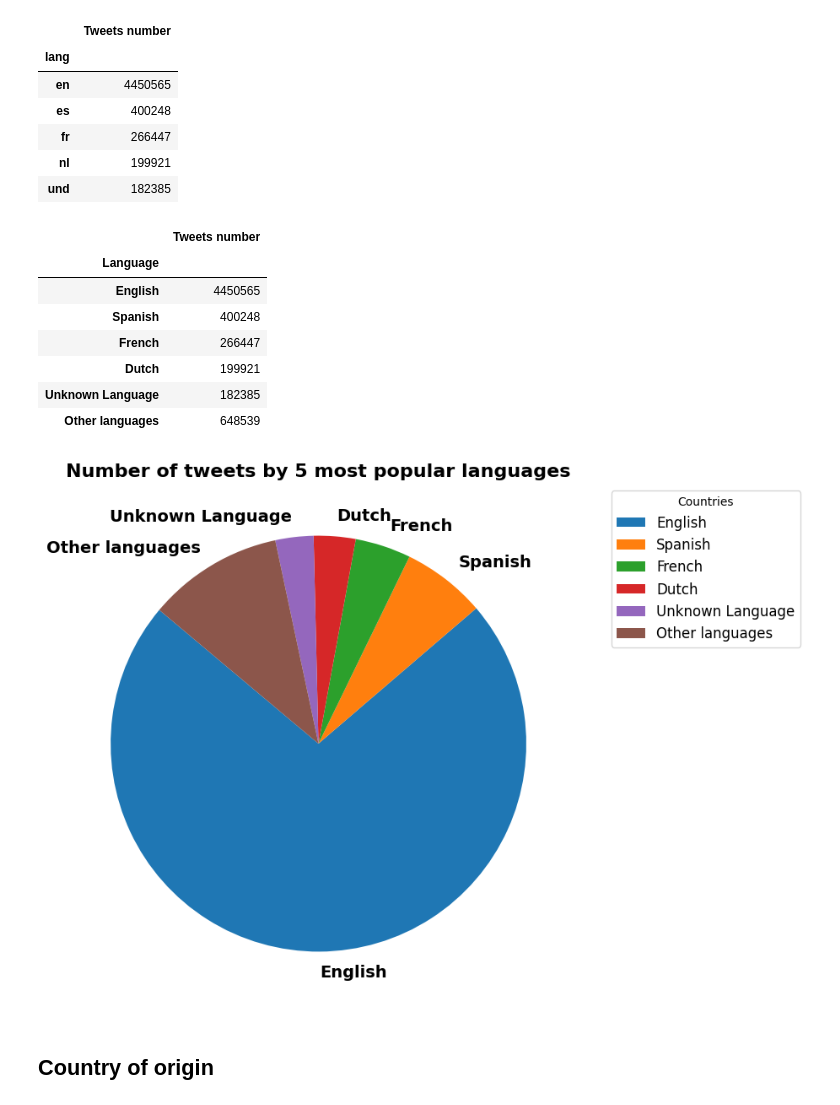
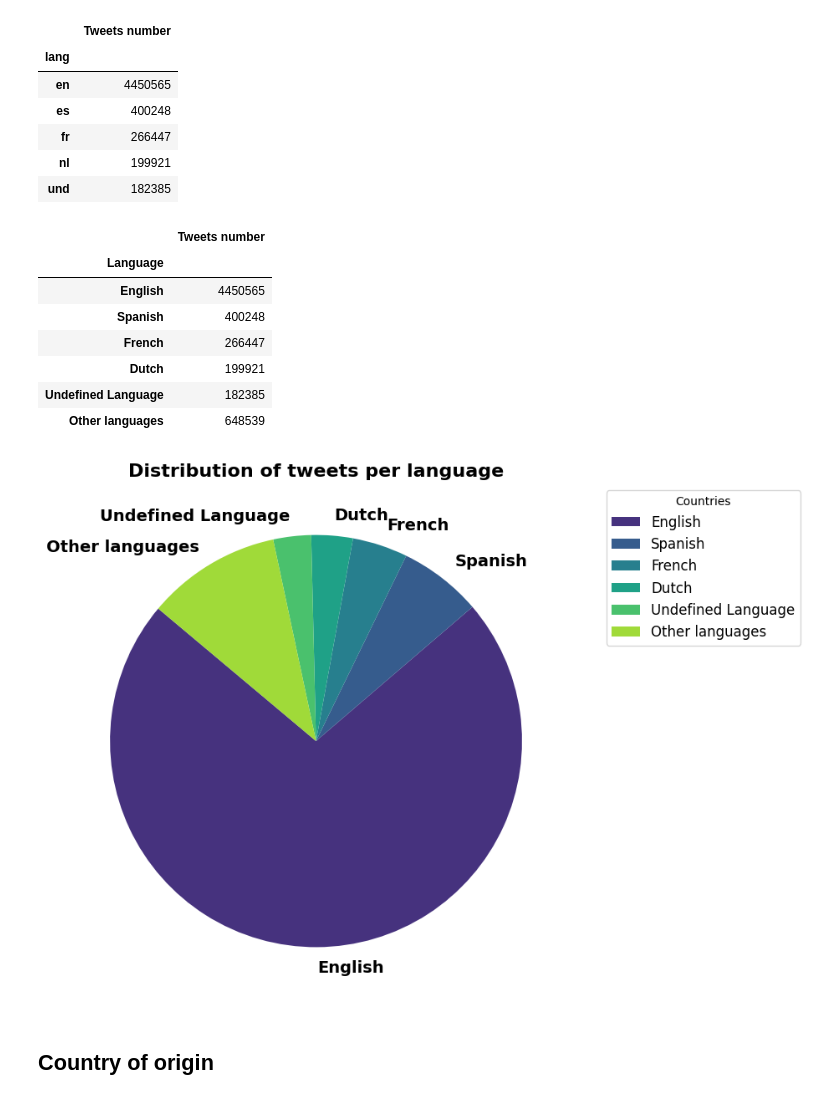
Before and after one commit to skyrimer/DBL-Micro-Soft, a Jupyter notebook: Split 1/EDA/database_eda.ipynb, the cells around one changed output. Drawn from its saved outputs; the diff is of its cells as text; code cells hidden in the pictures.

```diff
--- a/Split 1/EDA/database_eda.ipynb
+++ b/Split 1/EDA/database_eda.ipynb
@@ -200,7 +200,7 @@ def identify_dtype(column: pd.Series) -> str:
 
 
 def get_full_language_name(language_code: str,
-                           default: str="Unknown Language") -> str:
+                           default: str="Undefined Language") -> str:
     """
     Convert a two-letter language code (ISO 639-1) to its full language name.
 
@@ -421,15 +421,15 @@ df_lang_agg_final
 | Spanish | 400248 |
 | French | 266447 |
 | Dutch | 199921 |
-| Unknown Language | 182385 |
+| Undefined Language | 182385 |
 | Other languages | 648539 |
 # %%
 plt.figure(figsize=(10, 8))
-plt.pie(df_lang_agg_final["Tweets number"], labels=df_lang_agg_final.index, startangle=140, textprops={'fontsize': 14, 'weight': 'bold'})
-plt.title('Number of tweets by 5 most popular languages', fontsize=16, weight='bold')
+plt.pie(df_lang_agg_final["Tweets number"], labels=df_lang_agg_final.index, startangle=140, textprops={'fontsize': 14, 'weight': 'bold'}, colors=sns.color_palette("viridis", len(df_lang_agg_final)))
+plt.title('Distribution of tweets per language', fontsize=16, weight='bold')
 plt.legend(df_lang_agg_final.index, title="Countries", bbox_to_anchor=(1.05, 1), loc='upper left', fontsize=12);
 # %% [output]
-[figure, old version]
+[figure, new version]
 # %% [markdown]
 ## Country of origin
 # %%
```
Also changed, not shown: parts of 12 cells of this notebook.
